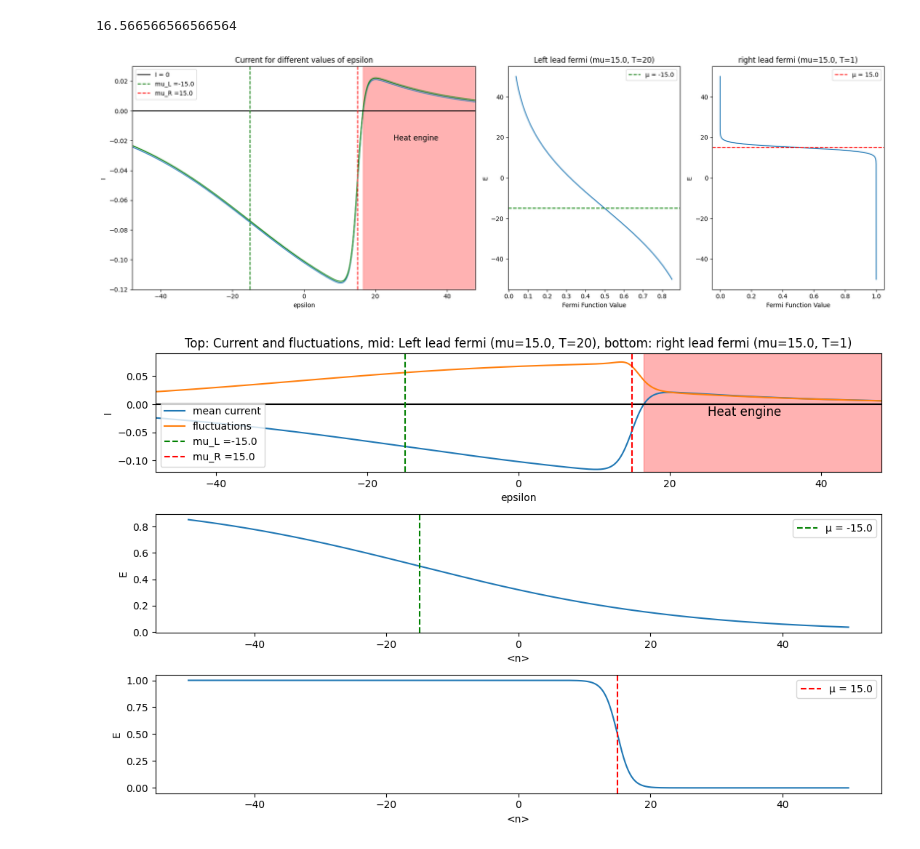
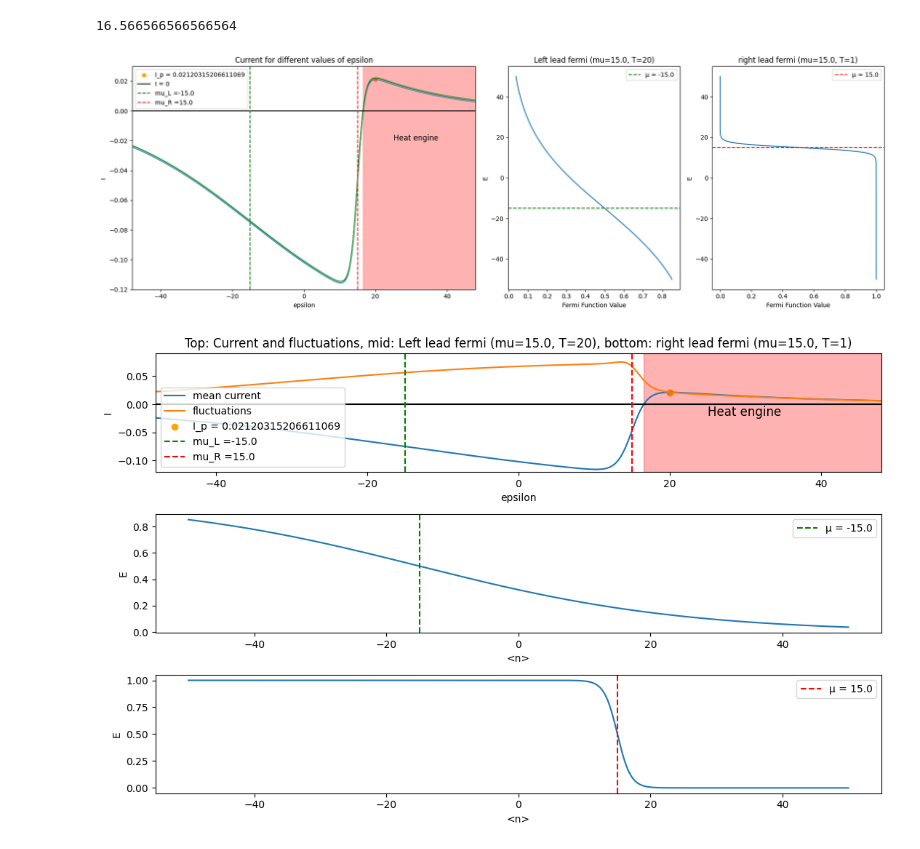
Before and after one commit to myIntSet/thermoelectrics, a Jupyter notebook: fluctuationsSQD.ipynb, the cells around one changed output. Drawn from its saved outputs; the diff is of its cells as text; code cells hidden in the pictures.

```diff
--- a/fluctuationsSQD.ipynb
+++ b/fluctuationsSQD.ipynb
@@ -34,15 +34,12 @@ def calculate_heat_current(I, epsilon, mu):
     return Q
 # %%
 # HEAT ENGINE VB = 30
-
-
 
 #--SETUP: ---------------------------------------------------------------------------------
 epsilon = np.linspace(-50,50,1000)
 V_B = 30
 mu_L = -V_B/2
 mu_R = V_B/2
-
 
 gammaL = 0.3
 gammaR = gammaL
@@ -57,17 +54,30 @@ INPUT = {'epsilon': epsilon,
             'T_L': T_L,          # Temperature in left lead
             'T_R': T_R}                    # Temperature in right lead
 #------------------------------------------------------------------------------------------
-
+#---/       -~   Doing current calculations   ~-      \-----------------------------------
 I, I_mean, I_var = calculate_current(**INPUT)
 idx = np.argmin(np.abs(I))
 eps_at_zero_I = epsilon[idx]
 print(eps_at_zero_I)
+#---------------------------------------------------------------------------------------
+#--------Single value of epsilon-------------------------------
+epsilon_prime = 20
+INPUT2 = {'epsilon': epsilon_prime,
+            'mu_L': mu_L,
+            'mu_R': mu_R,
+            'gammaL': gammaL,                   # gamma in left lead
+            'gammaR': gammaR,                 # gamma in right lead
+            'T_L': T_L,          # Temperature in left lead
+            'T_R': T_R}                    # Temperature in right lead
+I_p, I_mean_p, I_var_p = calculate_current(**INPUT2)
+#--------------------------------------------------------
 
 fig, (ax1, ax2, ax3) = plt.subplots(1, 3, figsize=(18, 6), gridspec_kw={'width_ratios': [2, 1, 1]})
 
 y_lower, y_upper = -0.12, 0.03
 x_lower, x_upper = -48, 48
 ax1.plot(epsilon, I)
+ax1.scatter(epsilon_prime, I_p, color='orange', label=f'I_p = {I_p}')
 ax1.plot(epsilon, I_mean+0.001, color='green')
 ax1.set_ylim(y_lower, y_upper)
 ax1.set_xlim(x_lower, x_upper)
@@ -112,6 +122,7 @@ fig, (ax1, ax2, ax3) = plt.subplots(3, 1, figsize=(11, 7))
 y_upper = 0.09
 ax1.plot(epsilon, I, label='mean current')
 ax1.plot(epsilon, I_var, label='fluctuations')
+ax1.scatter(epsilon_prime, I_p, color='orange', label=f'I_p = {I_p}')
 ax1.set_ylim(y_lower, y_upper)
 ax1.set_xlim(x_lower, x_upper)
 ax1.fill_between(epsilon, y_lower, y_upper, where=(epsilon >= eps_at_zero_I) & (epsilon <= x_upper), color='red', alpha=0.3)
@@ -120,35 +131,35 @@ ax1.annotate('Heat engine',
              xytext=(25, -0.02),  # Position of the text
              fontsize=12, color='black')  # Text customization
 ax1.axhline(y=0, color='black', linestyle='-')
 ax1.axvline(x=mu_L, color='g', linestyle='--', label=f'mu_L ={mu_L}')
 ax1.axvline(x=mu_R, color='r', linestyle='--', label=f'mu_R ={mu_R}')
 ax1.set_xlabel('epsilon')
 ax1.set_ylabel('I')
 ax1.set_title(f'Top: Current and fluctuations, mid: Left lead fermi (mu={mu_R}, T={T_L}), bottom: right lead fermi (mu={mu_R}, T={T_R})')
 ax1.legend(loc="lower left")
 
 # Second plot - Fermi function in Left lead
 fermi_L = fermi(mu_L, epsilon, T_L)
 ax2.plot(epsilon, fermi_L)
 ax2.axvline(x=mu_L, color='g', linestyle='--', label=f'μ = {mu_L}')
 ax2.set_xlabel('<n>')
 ax2.set_ylabel('E')
 ax2.legend()
 
 # Third plot - Fermi function in right lead
 fermi_R = fermi(mu_R, epsilon, T_R)
 ax3.plot(epsilon, fermi_R)
 ax3.axvline(x=mu_R, color='r', linestyle='--', label=f'μ = {mu_R}')
 ax3.set_xlabel('<n>')
 ax3.set_ylabel('E')
 ax3.legend()
 
 plt.tight_layout()  # Adjust layout to prevent overlap
 plt.show()
 # %% [output]
 16.566566566566564
-[figure, old version]
+[figure, new version]
-[figure, old version]
+[figure, new version]
 # %%
 #Heat current and efficiency
 
```
Also changed, not shown: parts of 2 cells of this notebook.
